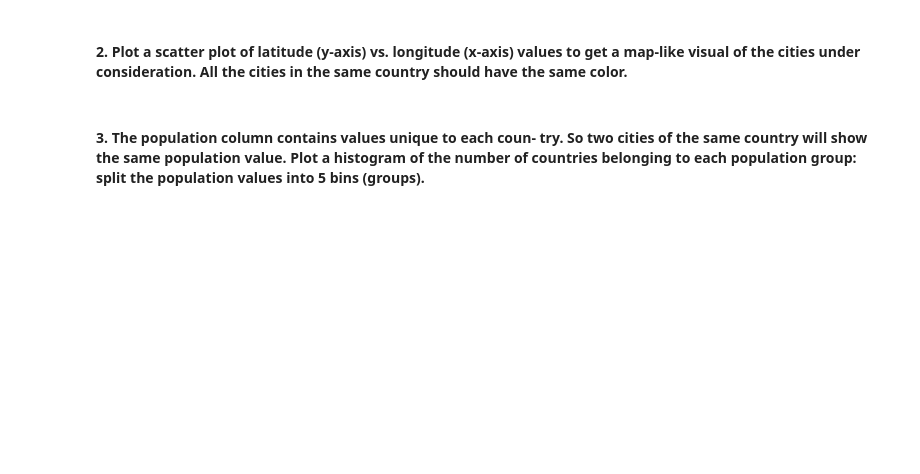
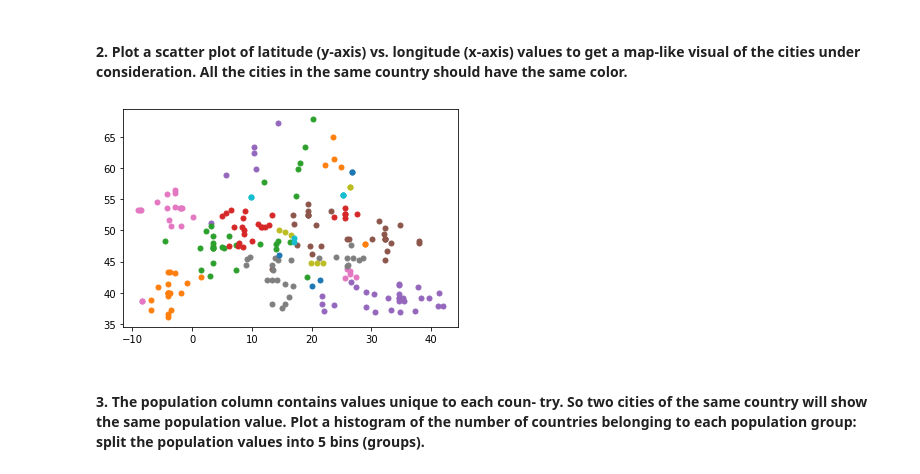
Before and after one commit to Kirill-Vine/210p3, a Jupyter notebook: part1/eucities_temps.ipynb, the cells around one changed output. Drawn from its saved outputs; the diff is of its cells as text; code cells hidden in the pictures; blank space fills up the shorter version.

```diff
--- a/part1/eucities_temps.ipynb
+++ b/part1/eucities_temps.ipynb
@@ -113,6 +173,10 @@ def eumap(data):
     countries=data.groupby('country')
     for name, group in countries:
         plt.plot(group.longitude, group.latitude, marker='o', linestyle='', markersize=5, label=name)
+# %%
+eumap(data)
+# %% [output]
+[figure, added]
 # %% [markdown]
 #### 3. The population column contains values unique to each coun- try. So two cities of the same country will show the same population value. Plot a histogram of the number of countries belonging to each population group: split the population values into 5 bins (groups).
 # %%
```
Also changed, not shown: parts of 9 cells of this notebook.
